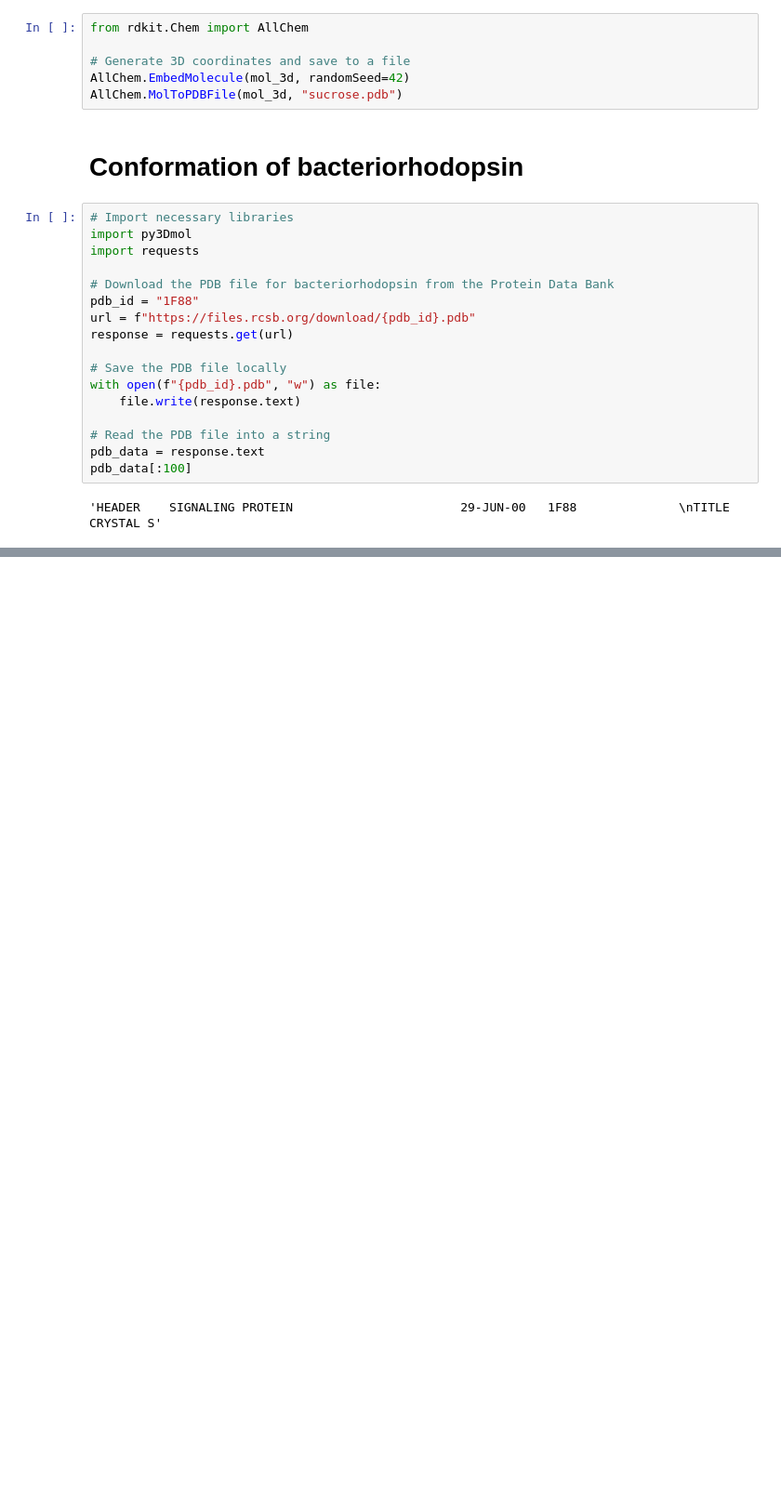
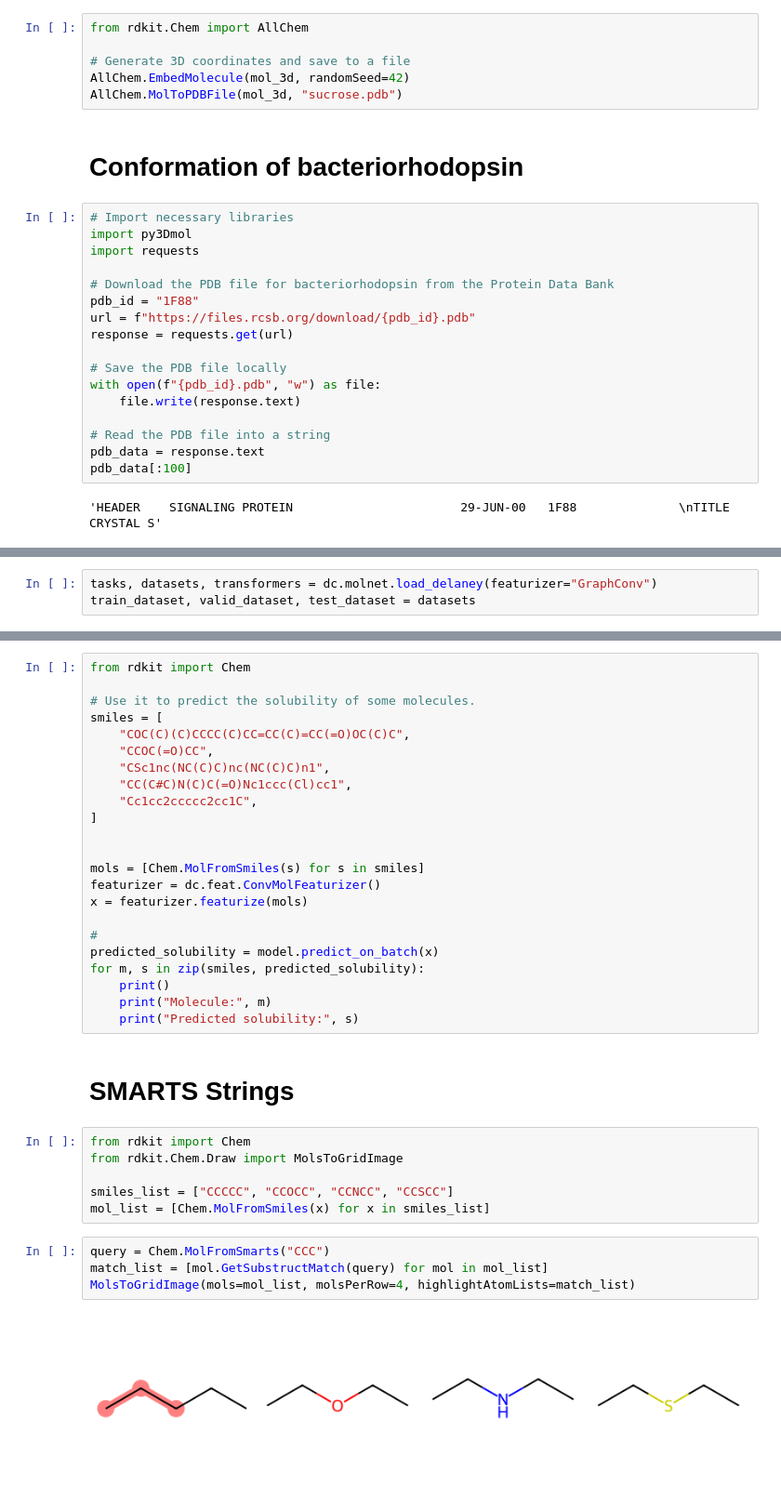
Before and after one commit to ongxuanhong/polar_duckdb_benchmarks, a Jupyter notebook: dl_lifesciences/04_molecular.ipynb, the cells around one changed output, grey strips where cells are left out. Shown at 93% size. Saved outputs shown, nothing was run; the diff lists cells and outputs as text; blank space fills up the shorter version.

```diff
--- a/dl_lifesciences/04_molecular.ipynb
+++ b/dl_lifesciences/04_molecular.ipynb
@@ -112,0 +162,3 @@ view.show()
+# %%
+tasks, datasets, transformers = dc.molnet.load_delaney(featurizer="GraphConv")
+train_dataset, valid_dataset, test_dataset = datasets
@@ -112,0 +175,37 @@ view.show()
+# %%
+from rdkit import Chem
+
+# Use it to predict the solubility of some molecules.
+smiles = [
+    "COC(C)(C)CCCC(C)CC=CC(C)=CC(=O)OC(C)C",
+    "CCOC(=O)CC",
+    "CSc1nc(NC(C)C)nc(NC(C)C)n1",
+    "CC(C#C)N(C)C(=O)Nc1ccc(Cl)cc1",
+    "Cc1cc2ccccc2cc1C",
+]
+
+
+mols = [Chem.MolFromSmiles(s) for s in smiles]
+featurizer = dc.feat.ConvMolFeaturizer()
+x = featurizer.featurize(mols)
+
+#
+predicted_solubility = model.predict_on_batch(x)
+for m, s in zip(smiles, predicted_solubility):
+    print()
+    print("Molecule:", m)
+    print("Predicted solubility:", s)
+# %% [markdown]
+# SMARTS Strings
+# %%
+from rdkit import Chem
+from rdkit.Chem.Draw import MolsToGridImage
+
+smiles_list = ["CCCCC", "CCOCC", "CCNCC", "CCSCC"]
+mol_list = [Chem.MolFromSmiles(x) for x in smiles_list]
+# %%
+query = Chem.MolFromSmarts("CCC")
+match_list = [mol.GetSubstructMatch(query) for mol in mol_list]
+MolsToGridImage(mols=mol_list, molsPerRow=4, highlightAtomLists=match_list)
+# %% [output]
+[figure, added]
```
Also changed, not shown: parts of 9 cells of this notebook.
